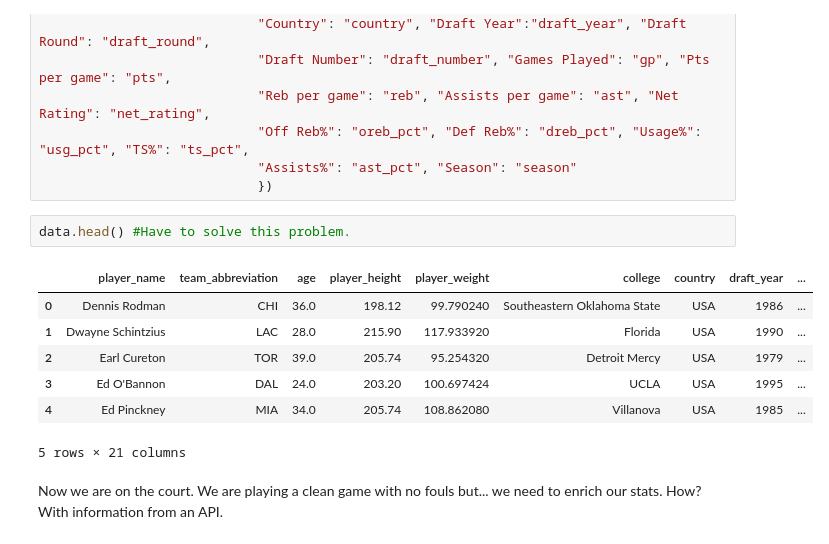
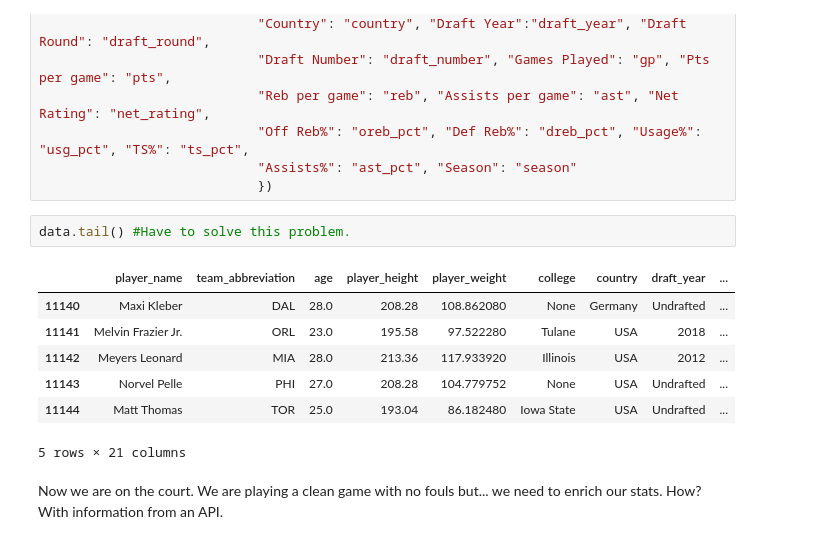
Before and after one commit to fromeropablo/Project-week-03, a Jupyter notebook: NBA Data Cleaning.ipynb, the cells around one changed output. Saved outputs shown, nothing was run; the diff lists cells and outputs as text.

```diff
--- a/NBA Data Cleaning.ipynb
+++ b/NBA Data Cleaning.ipynb
@@ -68,14 +69,14 @@ data = data.rename(columns={"Full Name":"player_name", "Team": "team_abbreviatio
                             "Assists%": "ast_pct", "Season": "season"
                             })
 # %%
-data.head() #Have to solve this problem.
+data.tail() #Have to solve this problem.
 # %% [output]
 |  | player_name | team_abbreviation | age | player_height | player_weight | college | country | draft_year | ... |
-| 0 | Dennis Rodman | CHI | 36.0 | 198.12 | 99.790240 | Southeastern Oklahoma State | USA | 1986 | ... |
-| 1 | Dwayne Schintzius | LAC | 28.0 | 215.90 | 117.933920 | Florida | USA | 1990 | ... |
-| 2 | Earl Cureton | TOR | 39.0 | 205.74 | 95.254320 | Detroit Mercy | USA | 1979 | ... |
-| 3 | Ed O'Bannon | DAL | 24.0 | 203.20 | 100.697424 | UCLA | USA | 1995 | ... |
-| 4 | Ed Pinckney | MIA | 34.0 | 205.74 | 108.862080 | Villanova | USA | 1985 | ... |
+| 11140 | Maxi Kleber | DAL | 28.0 | 208.28 | 108.862080 | None | Germany | Undrafted | ... |
+| 11141 | Melvin Frazier Jr. | ORL | 23.0 | 195.58 | 97.522280 | Tulane | USA | 2018 | ... |
+| 11142 | Meyers Leonard | MIA | 28.0 | 213.36 | 117.933920 | Illinois | USA | 2012 | ... |
+| 11143 | Norvel Pelle | PHI | 27.0 | 208.28 | 104.779752 | None | USA | Undrafted | ... |
+| 11144 | Matt Thomas | TOR | 25.0 | 193.04 | 86.182480 | Iowa State | USA | Undrafted | ... |
 5 rows × 21 columns
 # %% [markdown]
 Now we are on the court. We are playing a clean game with no fouls but... we need to enrich our stats. How? With information from an API.
```
Also changed, not shown: parts of 25 cells of this notebook.
